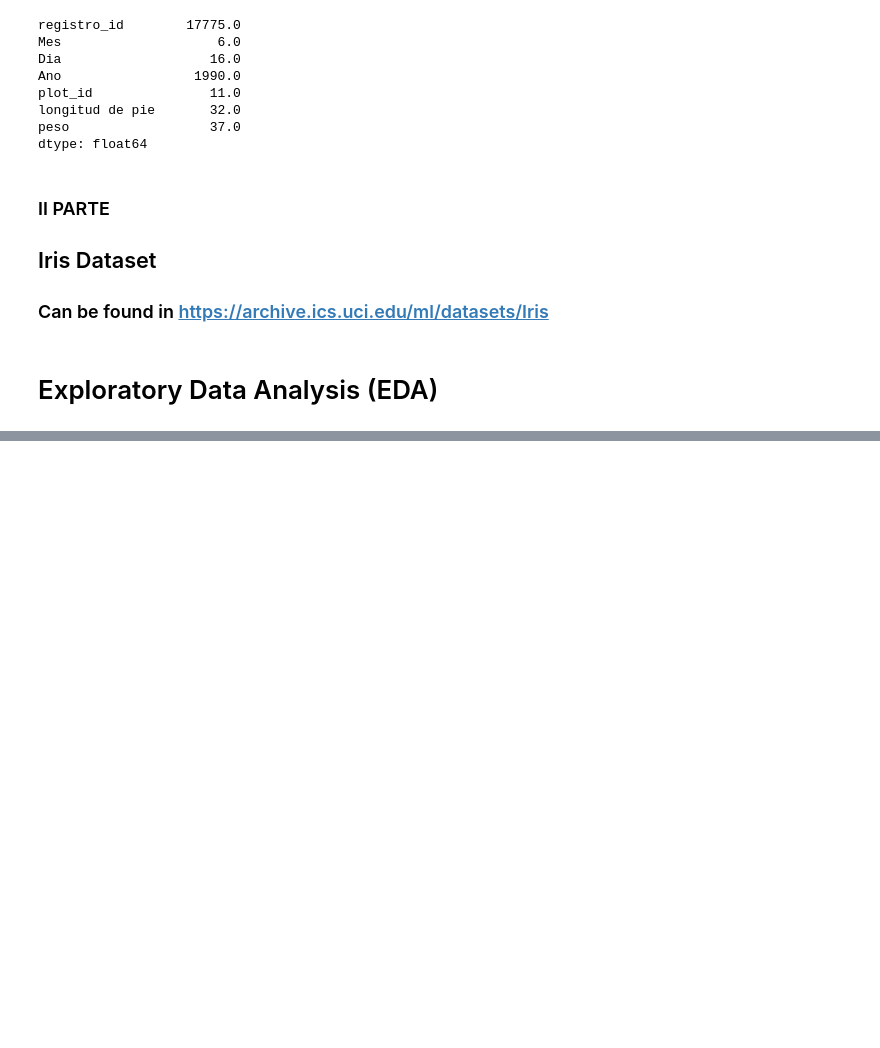
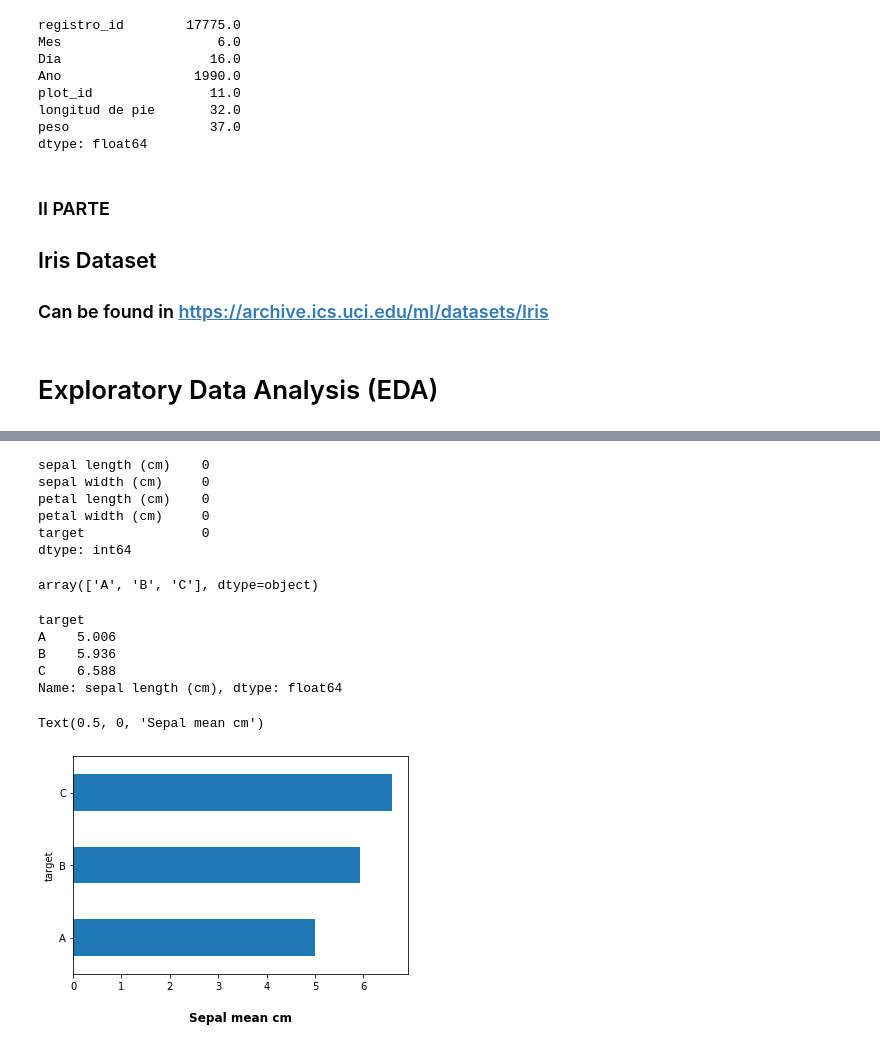
Before and after one commit to alebermudez94/MP-6122-RECONOCIMIENTO-DE-PATRONES, a Jupyter notebook: Inv-Corta-1.ipynb, the cells around one changed output, grey strips where cells are left out. Cells and saved outputs as stored; diff of their text form; code cells hidden in the pictures; blank space fills up the shorter version.

```diff
--- a/Inv-Corta-1.ipynb
+++ b/Inv-Corta-1.ipynb
@@ -545,0 +519,51 @@ dataset['target'].unique()
+# %%
+# La funcion "describe" nos permitirá tener algunas estadísticas del conjunto de datos, en este caso, la variable de destino no necesita
+# este tipo de estadísticas ya que es una variable categórica codificada
+# Ahora, veamos si faltan algunos valores en las columnas
+
+dataset.isnull().sum()
+# %% [output]
+sepal length (cm)    0
+sepal width (cm)     0
+petal length (cm)    0
+petal width (cm)     0
+target               0
+dtype: int64
+# %%
+# Parece que no faltan valores, en caso de que necesite limpiarlos, por favor repasar el tutorial anterior o mire este código:
+
+# Primero puedes eliminar filas de valores na con dataset.dropna ()
+
+# O puede llenar valores na con cualquier otro valor: datast.fillna (0)
+
+# Cambiemos la codificación de destino con los nombres "A", "B", "C" para realizar algunos gráficos
+dataset['target']=dataset['target'].replace({0: 'A', 1: 'B', 2: 'C'}) #Aquí estoy reemplazando
+
+# Veamos el dataframe de nuevo
+dataset['target'].unique()
+# %% [output]
+array(['A', 'B', 'C'], dtype=object)
+# %%
+# Ahora puede ver cómo "0", "1", "2" se cambió a "A", "B", "C"
+
+# Hagamos un promedio de la longitud del sépalo para entender si hay algún tipo de planta que tenga más longitud que las otras
+x = dataset.groupby('target')['sepal length (cm)'].mean().sort_values()
+
+x
+# %% [output]
+target
+A    5.006
+B    5.936
+C    6.588
+Name: sepal length (cm), dtype: float64
+# %%
+# Parece que "C" es más grande que los otros
+
+# Vamos a trazar eso
+
+sepal_mean_plot=x.plot(kind='barh')
+
+sepal_mean_plot.set_xlabel("Sepal mean cm", labelpad=20, weight='bold', size=12)
+# %% [output]
+Text(0.5, 0, 'Sepal mean cm')
+[figure, added]
```
Also changed, not shown: parts of 12 cells of this notebook.
